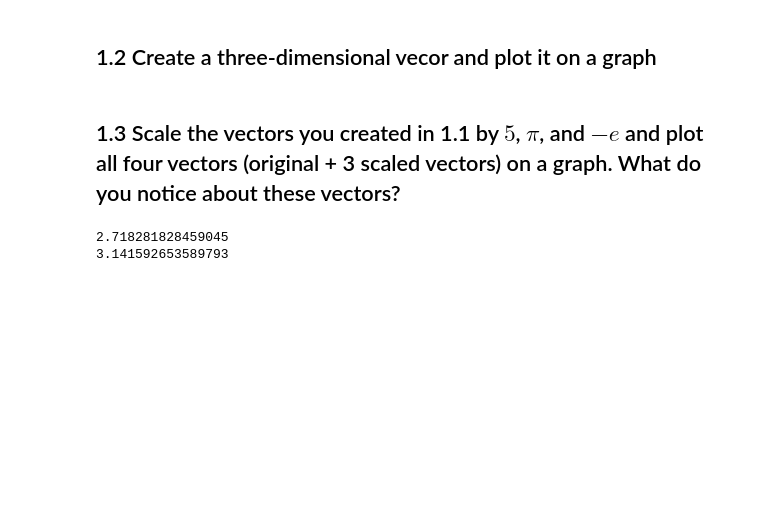
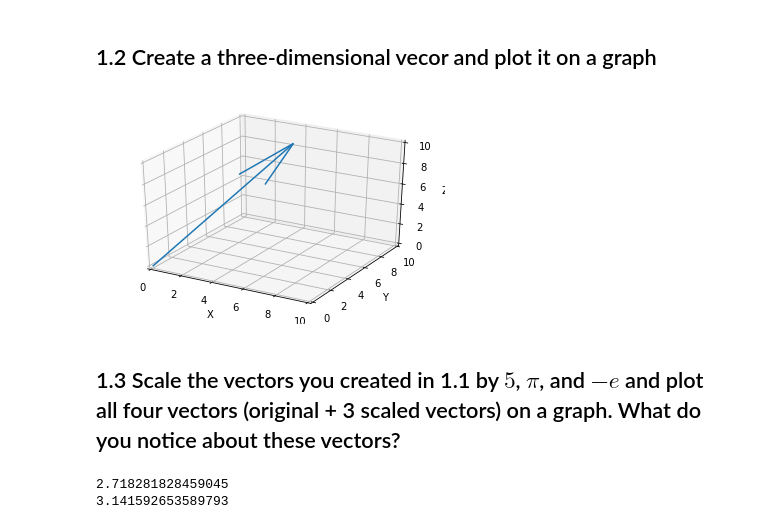
Before and after one commit to njaiprakash/DS-Unit-1-Sprint-3-Linear-Algebra, a Jupyter notebook: module1-vectors-and-matrices/LS_DS_131_Vectors_and_Matrices_Assignment.ipynb, the cells around one changed output. Saved outputs shown, nothing was run; the diff lists cells and outputs as text; code cells hidden in the pictures; blank space fills up the shorter version.

```diff
--- a/module1-vectors-and-matrices/LS_DS_131_Vectors_and_Matrices_Assignment.ipynb
+++ b/module1-vectors-and-matrices/LS_DS_131_Vectors_and_Matrices_Assignment.ipynb
@@ -9,5 +21,21 @@ import numpy as np
 # %% [markdown]
 ## 1.2 Create a three-dimensional vecor and plot it on a graph
+# %%
+vec_3d = np.array([[0, 0, 0, 5, 7, 10]])
+
+X, Y, Z, U, V, W = zip(*vec_3d)
+fig = plt.figure()
+ax = fig.add_subplot(111, projection='3d')
+ax.quiver(X, Y, Z, U, V, W, length=1)
+ax.set_xlim([0, 10])
+ax.set_ylim([0, 10])
+ax.set_zlim([0, 10])
+ax.set_xlabel('X')
+ax.set_ylabel('Y')
+ax.set_zlabel('Z')
+plt.show()
+# %% [output]
+[figure, added]
 # %% [markdown]
 ## 1.3 Scale the vectors you created in 1.1 by $5$, $\pi$, and $-e$ and plot all four vectors (original + 3 scaled vectors) on a graph. What do you notice about these vectors?
 # %%
```
Also changed, not shown: parts of 24 cells of this notebook.
